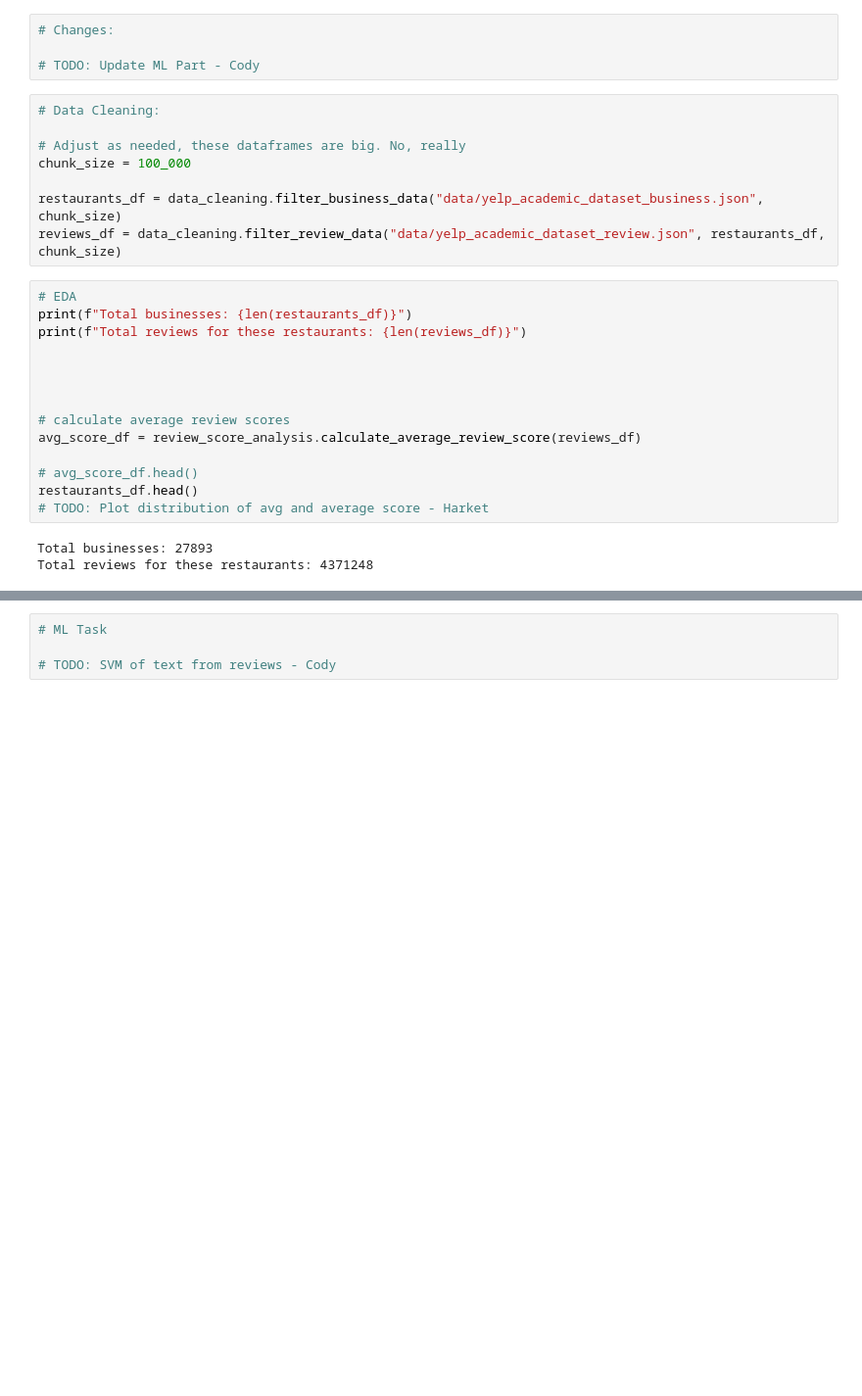
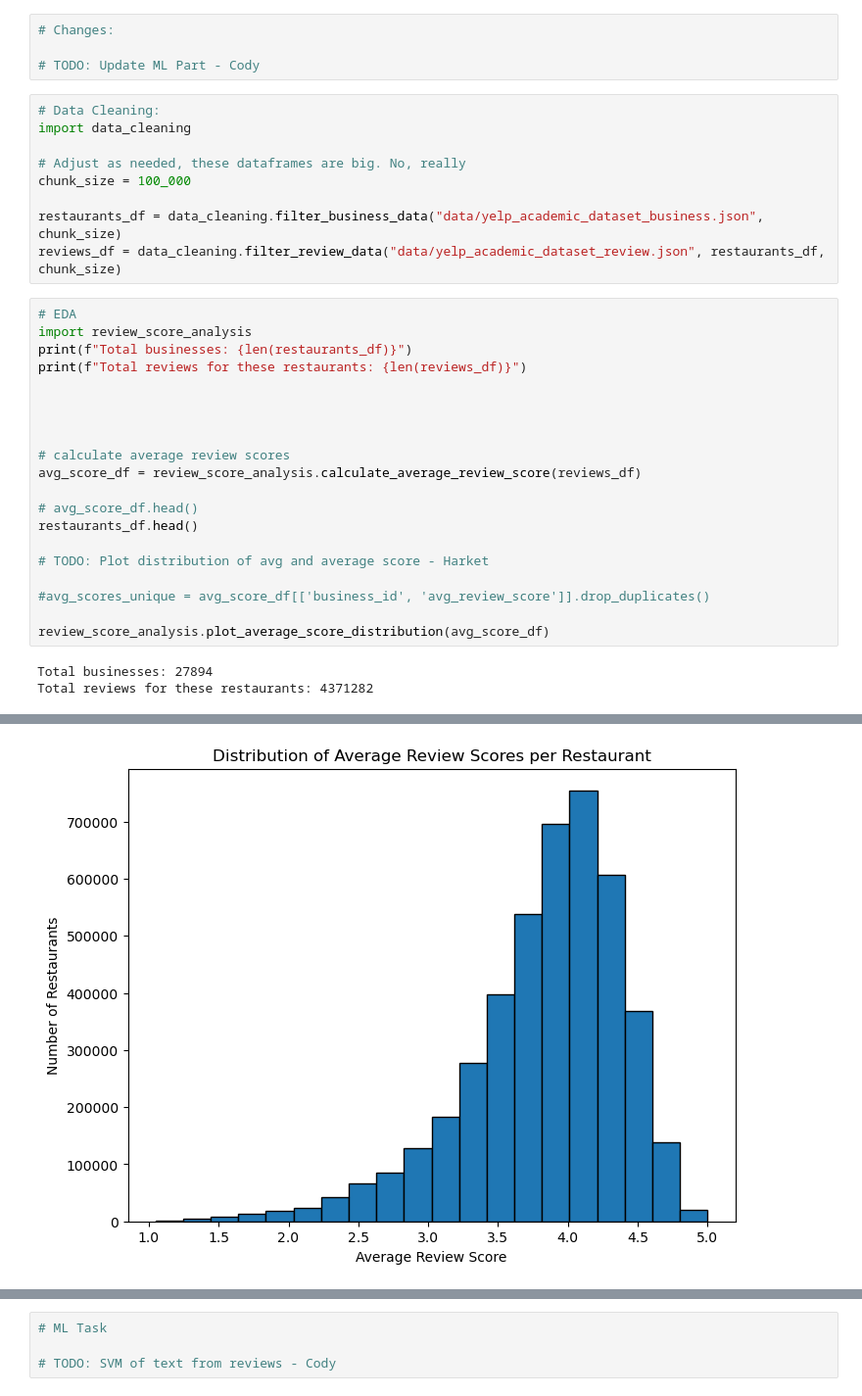
Before and after one commit to uic-cs418/group-project-better-late-than-never, a Jupyter notebook: progress_report.ipynb, the cells around one changed output, grey strips where cells are left out. Shown at 98% size. Saved outputs shown, nothing was run; the diff lists cells and outputs as text; blank space fills up the shorter version.

Commit message:
harket graphs

```diff
--- a/progress_report.ipynb
+++ b/progress_report.ipynb
@@ -16,6 +16,7 @@ import review_score_analysis
 # TODO: Update ML Part - Cody
 # %%
 # Data Cleaning:
+import data_cleaning
 
 # Adjust as needed, these dataframes are big. No, really
 chunk_size = 100_000
@@ -24,6 +25,7 @@ restaurants_df = data_cleaning.filter_business_data("data/yelp_academic_dataset_
 reviews_df = data_cleaning.filter_review_data("data/yelp_academic_dataset_review.json", restaurants_df, chunk_size)
 # %%
 # EDA
+import review_score_analysis
 print(f"Total businesses: {len(restaurants_df)}")
 print(f"Total reviews for these restaurants: {len(reviews_df)}")
 
@@ -35,7 +37,12 @@ avg_score_df = review_score_analysis.calculate_average_review_score(reviews_df)
 
 # avg_score_df.head()
 restaurants_df.head()
+
 # TODO: Plot distribution of avg and average score - Harket
+
+#avg_scores_unique = avg_score_df[['business_id', 'avg_review_score']].drop_duplicates()
+
+review_score_analysis.plot_average_score_distribution(avg_score_df)
 # %% [output]
-Total businesses: 27893
-Total reviews for these restaurants: 4371248
+Total businesses: 27894
+Total reviews for these restaurants: 4371282
@@ -48,3 +49,4 @@ Total reviews for these restaurants: 4371248
+[figure, added]
 # %%
 # Visualization
 
```
Also changed, not shown: parts of 2 cells of this notebook, 3 other files.
